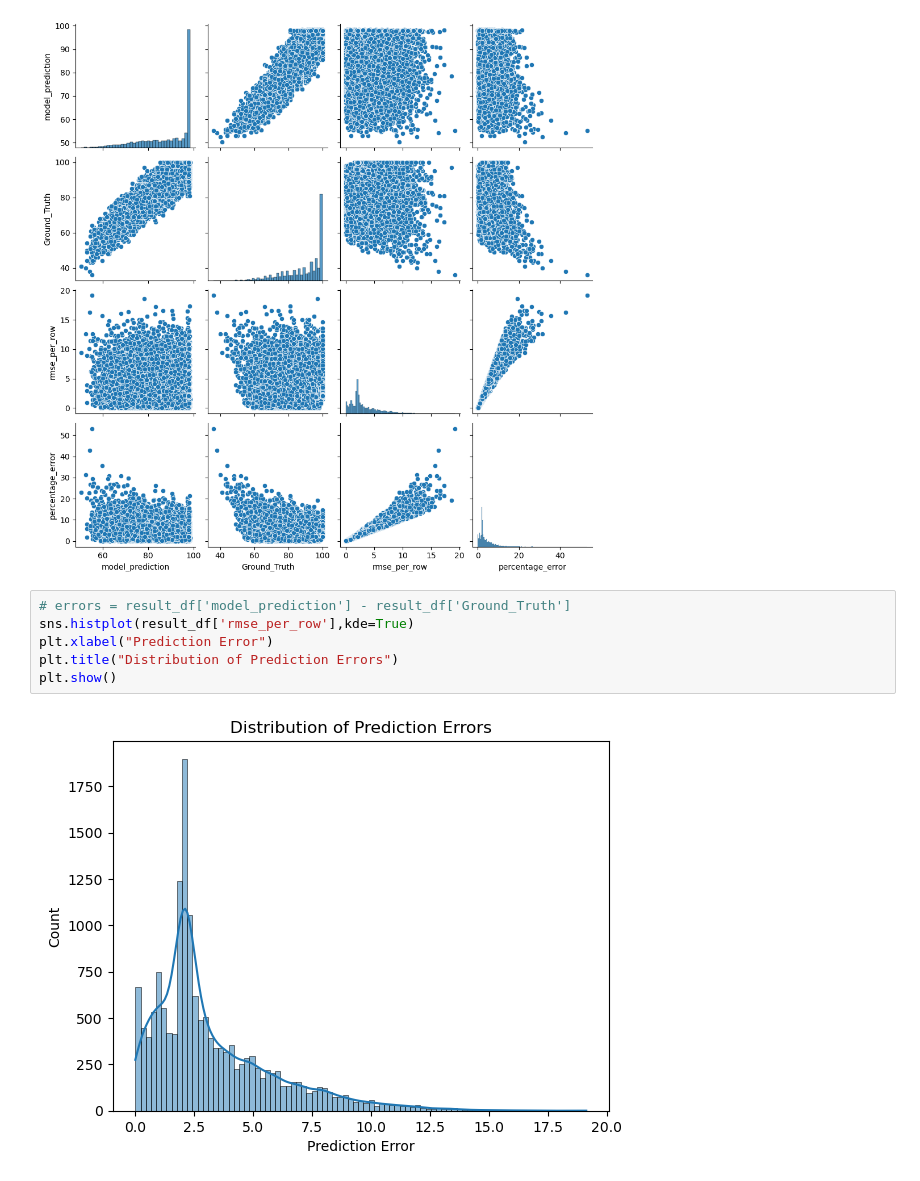
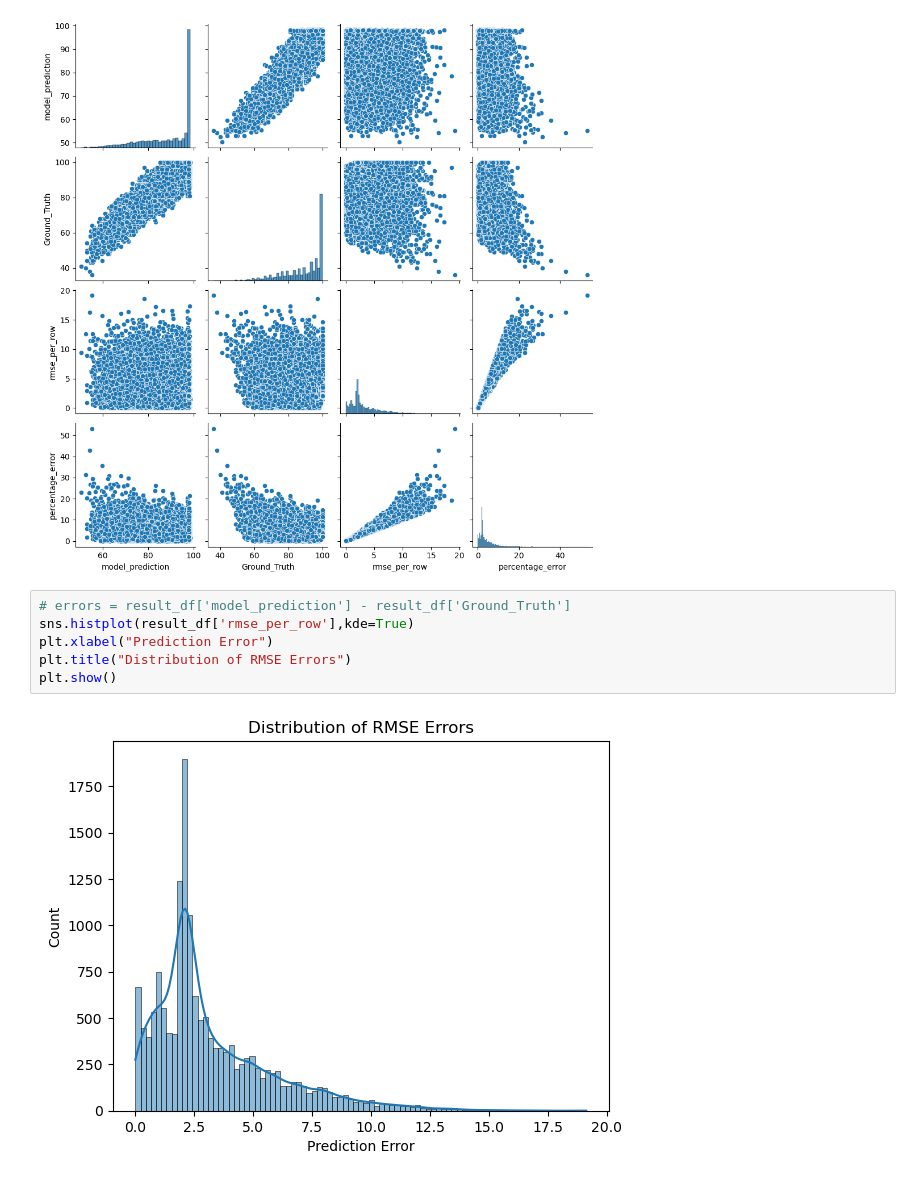
Before and after one commit to akshatkhatri/Student_academic_prediction_model, a Jupyter notebook: student_model.ipynb, the cells around one changed output. Drawn from its saved outputs; the diff is of its cells as text.

```diff
--- a/student_model.ipynb
+++ b/student_model.ipynb
@@ -1077,11 +1077,11 @@ sns.pairplot(result_df)
 # %%
 # errors = result_df['model_prediction'] - result_df['Ground_Truth']
 sns.histplot(result_df['rmse_per_row'],kde=True)
 plt.xlabel("Prediction Error")
-plt.title("Distribution of Prediction Errors")
+plt.title("Distribution of RMSE Errors")
 plt.show()
 # %% [output]
-[figure, old version]
+[figure, new version]
 # %%
 # errors = result_df['model_prediction'] - result_df['Ground_Truth']
 sns.histplot(result_df['percentage_error'],kde=True)
```
Also changed, not shown: parts of 8 cells of this notebook, 2 other files.
